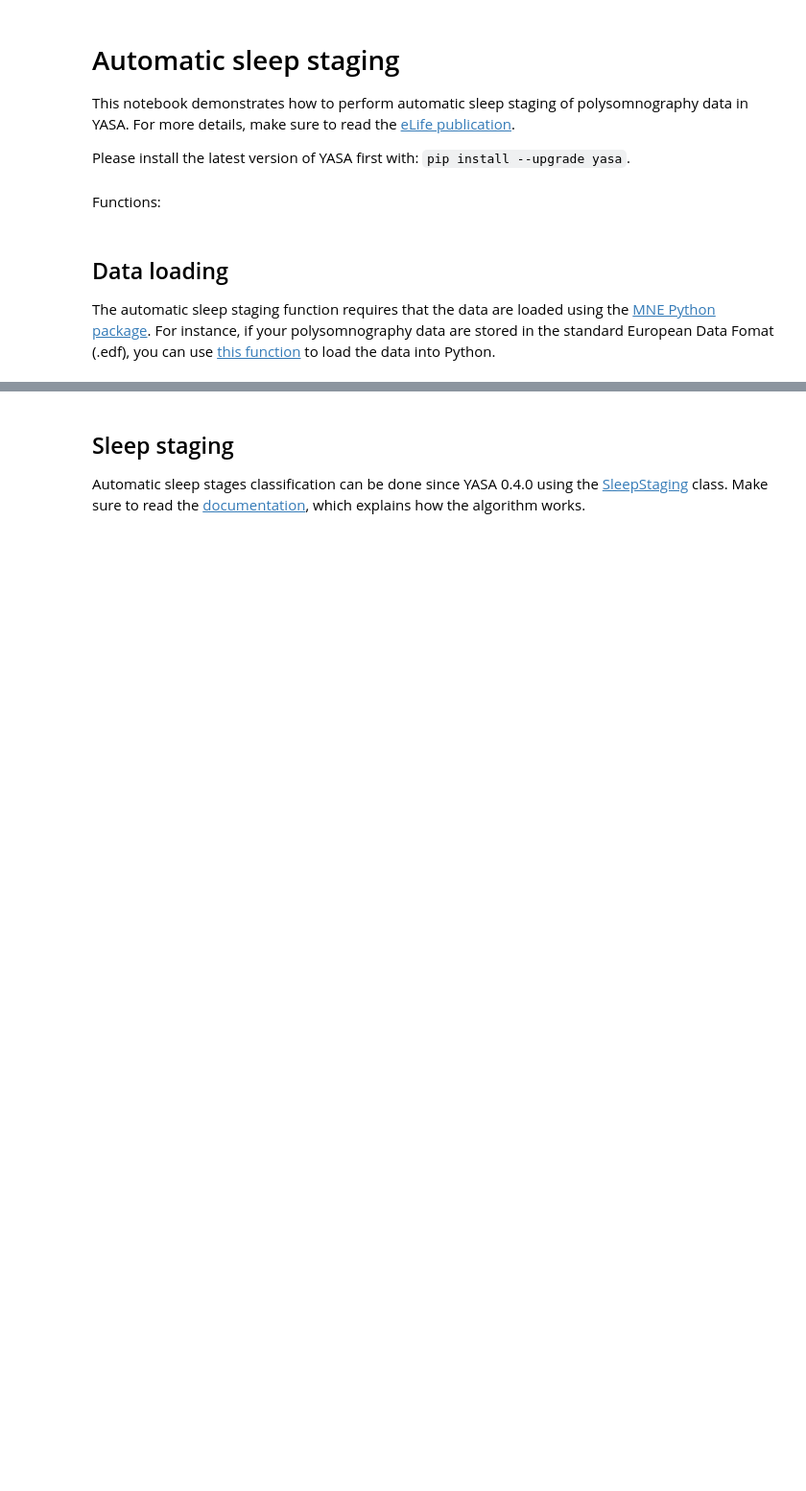
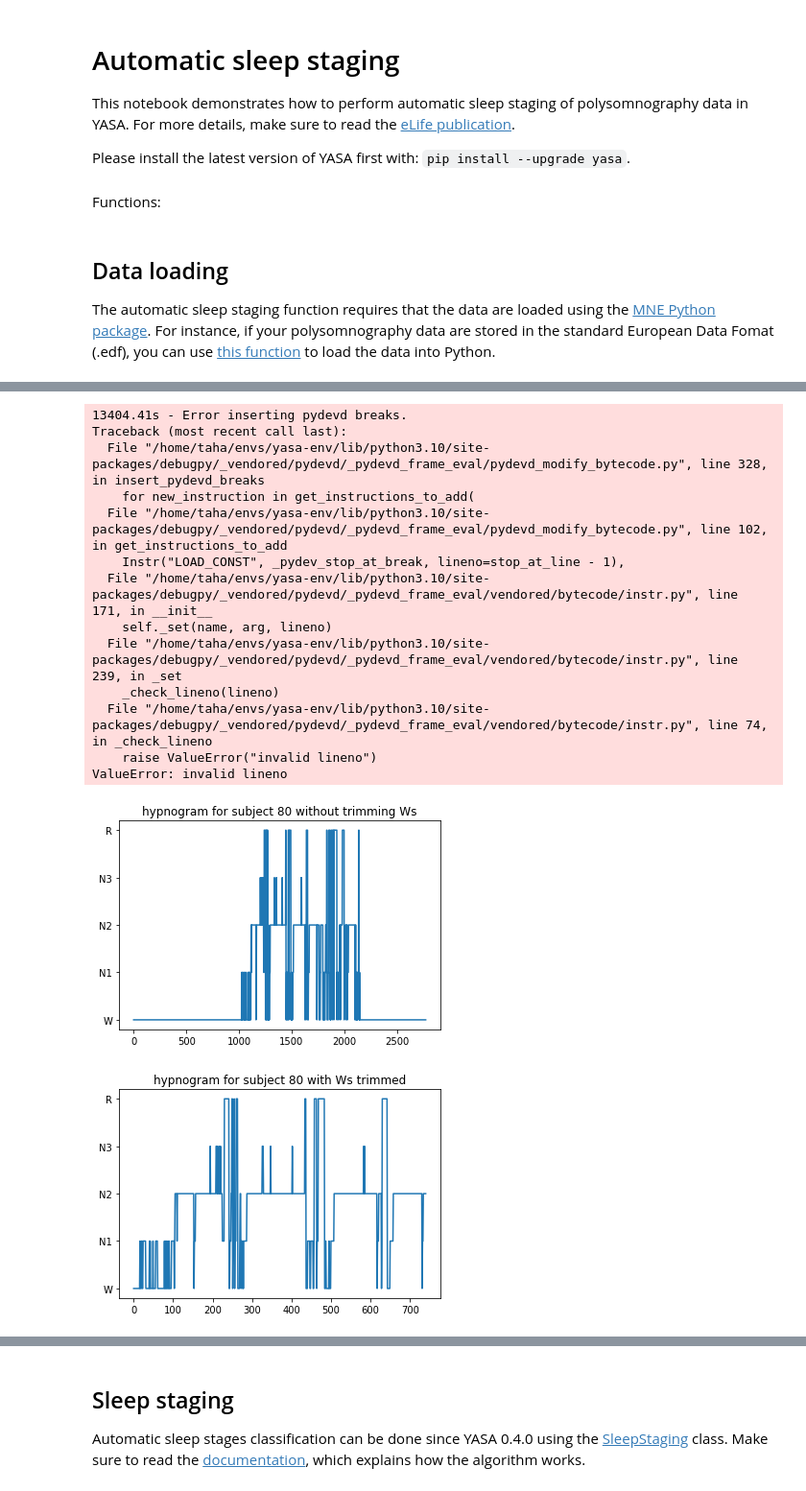
Before and after one commit to tmorshed/yasa, a Jupyter notebook: notebooks/14_automatic_sleep_staging.ipynb, the cells around one changed output, grey strips where cells are left out. Shown at 96% size. Saved outputs shown, nothing was run; the diff lists cells and outputs as text; code cells hidden in the pictures; blank space fills up the shorter version.

```diff
--- a/notebooks/14_automatic_sleep_staging.ipynb
+++ b/notebooks/14_automatic_sleep_staging.ipynb
@@ -111,0 +246,23 @@ hypno = make_hypno(raw, evs, annot_id, event_id)
+# %%
+plt.plot(hypno);
+plt.title('hypnogram for subject {} without trimming Ws'.format(i));
+plt.show();
+plt.plot(hypno[(np.where(hdiff!=0)[0][0]-10):(np.where(hdiff!=0)[0][-1]+10)]);
+plt.title('hypnogram for subject {} with Ws trimmed'.format(i));
+plt.show();
+# %% [output]
+13404.41s - Error inserting pydevd breaks.
+Traceback (most recent call last):
+  File "/home/taha/envs/yasa-env/lib/python3.10/site-packages/debugpy/_vendored/pydevd/_pydevd_frame_eval/pydevd_modify_bytecode.py", line 328, in insert_pydevd_breaks
+    for new_instruction in get_instructions_to_add(
+  File "/home/taha/envs/yasa-env/lib/python3.10/site-packages/debugpy/_vendored/pydevd/_pydevd_frame_eval/pydevd_modify_bytecode.py", line 102, in get_instructions_to_add
+    Instr("LOAD_CONST", _pydev_stop_at_break, lineno=stop_at_line - 1),
+  File "/home/taha/envs/yasa-env/lib/python3.10/site-packages/debugpy/_vendored/pydevd/_pydevd_frame_eval/vendored/bytecode/instr.py", line 171, in __init__
+    self._set(name, arg, lineno)
+  File "/home/taha/envs/yasa-env/lib/python3.10/site-packages/debugpy/_vendored/pydevd/_pydevd_frame_eval/vendored/bytecode/instr.py", line 239, in _set
+    _check_lineno(lineno)
+  File "/home/taha/envs/yasa-env/lib/python3.10/site-packages/debugpy/_vendored/pydevd/_pydevd_frame_eval/vendored/bytecode/instr.py", line 74, in _check_lineno
+    raise ValueError("invalid lineno")
+ValueError: invalid lineno
+[figure, added]
+[figure, added]
```
Also changed, not shown: parts of 22 cells of this notebook.
